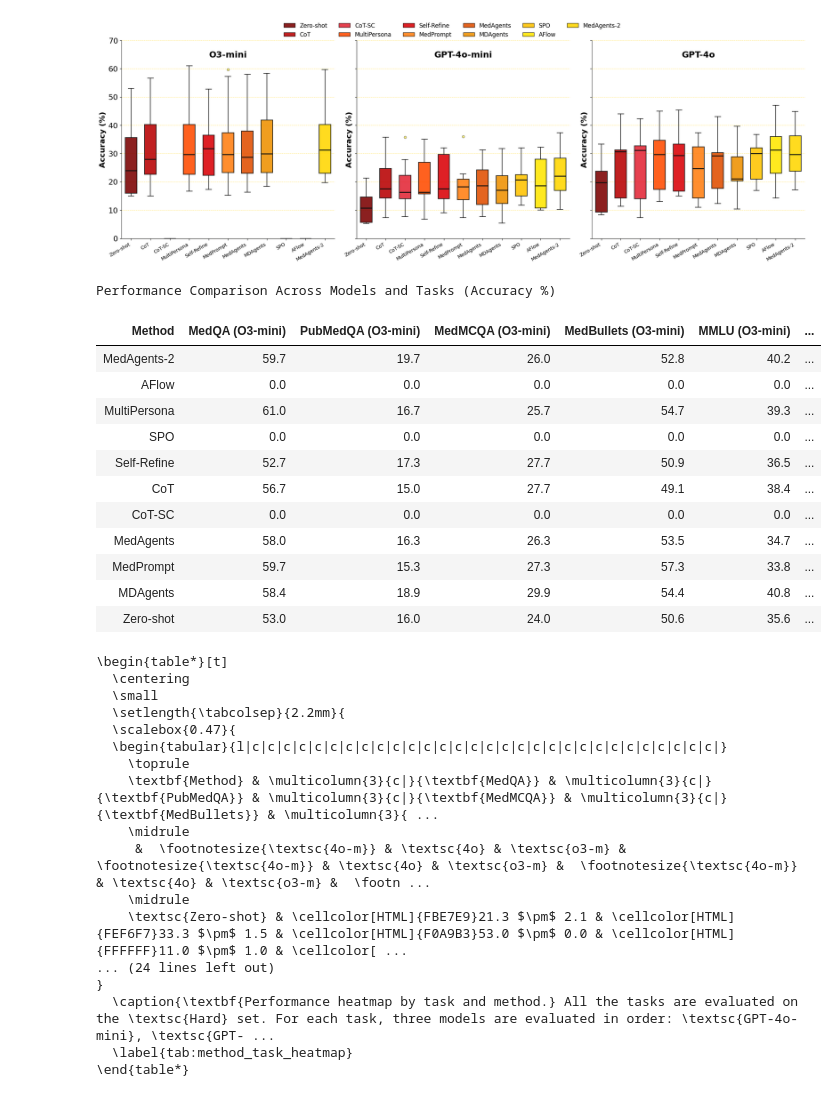
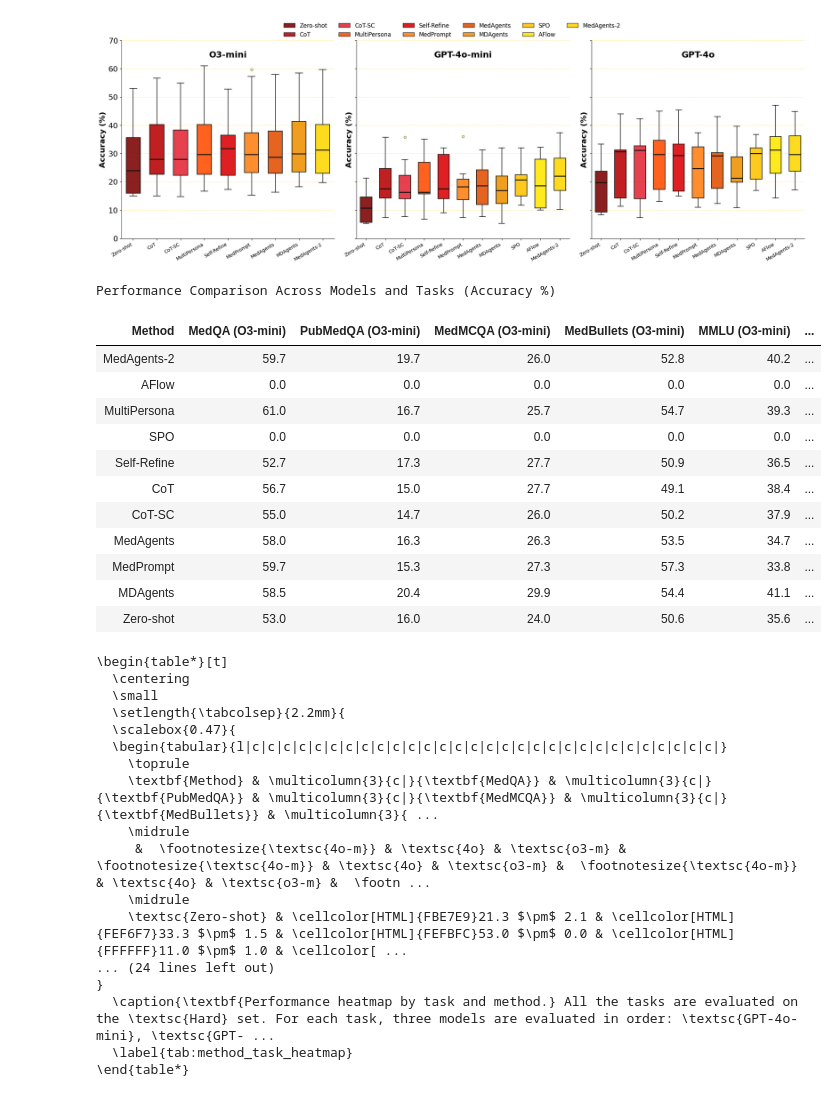
Before and after one commit to mahdi-shafiei/MedAgents-2, a Jupyter notebook: notebooks/figures/1.overall.ipynb, the cells around one changed output. Saved outputs shown, nothing was run; the diff lists cells and outputs as text; code cells hidden in the pictures.

```diff
--- a/notebooks/figures/1.overall.ipynb
+++ b/notebooks/figures/1.overall.ipynb
@@ -25,8 +25,8 @@ results = {
         [26.0, 2.4, 31.1, 4.4, 38.4, 2.7], [35.7, 2.1, 37.7, 2.3, 40.3, 2.1], [15.7, 1.5, 21.0, 2.6, 19.7, 1.5], [7.3, 2.3, 14.3, 2.1, 28.0, 3.6], [12.3, 2.5, 14.0, 1.0, 22.7, 3.2]
     ],
     "CoT-SC": [
-        [21.7, 2.1, 42.3, 5.0, 0.0, 0.0], [13.3, 2.1, 7.3, 1.5, 0.0, 0.0], [22.3, 2.1, 32.7, 2.5, 0.0, 0.0], [15.7, 1.1, 31.1, 0.6, 0.0, 0.0],
-        [27.9, 0.8, 31.5, 1.4, 0.0, 0.0], [35.7, 1.5, 39.7, 4.2, 0.0, 0.0], [16.3, 3.1, 20.7, 2.3, 0.0, 0.0], [7.7, 2.1, 14.0, 4.6, 0.0, 0.0], [14.0, 1.0, 13.7, 1.5, 0.0, 0.0]
+        [21.7, 2.1, 42.3, 5.0, 55.0, 1.7], [13.3, 2.1, 7.3, 1.5, 14.7, 1.5], [22.3, 2.1, 32.7, 2.5, 26.0, 1.0], [15.7, 1.1, 31.1, 0.6, 50.2, 2.3],
+        [27.9, 0.8, 31.5, 1.4, 37.9, 0.8], [35.7, 1.5, 39.7, 4.2, 38.3, 0.6], [16.3, 3.1, 20.7, 2.3, 18.7, 1.2], [7.7, 2.1, 14.0, 4.6, 28.0, 2.0], [14.0, 1.0, 13.7, 1.5, 22.3, 2.1]
     ],
     "MultiPersona": [
         [30.3, 1.5, 45.0, 1.0, 61.0, 1.0], [16.3, 4.2, 17.3, 2.1, 16.7, 2.9], [21.7, 0.6, 29.7, 4.2, 25.7, 2.1], [16.1, 1.7, 34.5, 4.5, 54.7, 0.6],
@@ -45,8 +45,8 @@ results = {
         [24.2, 3.4, 29.2, 4.8, 34.7, 1.6], [31.3, 2.5, 37.7, 2.5, 38.0, 4.0], [12.0, 0.0, 20.3, 1.5, 20.3, 1.5], [7.7, 2.1, 13.0, 1.7, 28.7, 2.5], [10.7, 1.5, 12.3, 2.1, 23.0, 2.6]
     ],
     "MDAgents": [
-        [24.0, 1.0, 37.6, 1.7, 58.4, 2.6], [17.1, 5.5, 21.0, 2.6, 18.9, 4.3], [22.2, 1.2, 27.4, 1.3, 29.9, 2.2], [14.2, 1.7, 20.3, 5.9, 54.4, 1.4],
-        [20.4, 2.6, 28.8, 3.6, 40.8, 6.4], [31.8, 1.7, 39.7, 1.6, 41.8, 5.5], [12.3, 1.5, 21.1, 0.9, 18.4, 1.5], [5.4, 1.2, 10.4, 2.4, 29.3, 1.5], [7.0, 2.0, 10.4, 2.3, 23.3, 2.3]
+        [24.0, 1.0, 37.3, 1.5, 58.5, 2.3], [17.0, 5.6, 20.7, 2.5, 20.4, 4.6], [22.0, 1.3, 27.2, 1.1, 29.9, 2.2], [14.2, 1.7, 19.9, 5.5, 54.4, 1.5],
+        [20.5, 2.4, 28.8, 3.6, 41.1, 6.3], [32.0, 2.0, 39.7, 1.5, 41.3, 5.0], [12.3, 1.5, 21.3, 1.2, 18.3, 1.5], [5.3, 1.2, 10.9, 2.5, 29.6, 0.9], [7.0, 2.0, 11.9, 1.4, 23.5, 2.5]
     ],
     "SPO": [
         [17.7, 1.5, 32.0, 1.7, None, None], [25.7, 2.1, 31.3, 1.5, None, None], [20.7, 0.6, 30.0, 2.0, None, None], [22.5, 0.0, 28.8, 0.6, None, None],
@@ -59,7 +59,7 @@ results = {
     "MedAgents-2": []
 }
 
-base_dir = "./output"
+base_dir = "../../output"
 datasets = [task.lower() for task in tasks]
 model_names = ["o3-mini", "gpt-4o", "gpt-4o-mini"]
 split = "test_hard"
@@ -168,30 +168,42 @@ colors = [MU_METHOD_COLORS[i % len(MU_METHOD_COLORS)] for i in range(num_methods
 for ax, (data_dict, model_title) in zip(axes, model_data_dicts):
     # Prepare data for boxplot: each method is a list of values (across tasks)
     box_data = []
-    for method in methods:
+    valid_methods = []
+    valid_colors = []
+
+    for i, method in enumerate(methods):
         vals = data_dict[method]
-        # Replace None or np.nan with 0.0 for plotting
-        vals = [0.0 if (v is None or (isinstance(v, float) and np.isnan(v))) else v for v in vals]
-        box_data.append(vals)
-    # Boxplot
-    bplot = ax.boxplot(
-        box_data,
-        patch_artist=True,
-        labels=methods,
-        medianprops=dict(color=MU_COLORS["Black"], linewidth=2),
-        boxprops=dict(linewidth=1.5, color=MU_COLORS["Black"]),
-        whiskerprops=dict(linewidth=1.2, color=MU_COLORS["Black"]),
-        capprops=dict(linewidth=1.2, color=MU_COLORS["Black"]),
-        flierprops=dict(marker='o', markersize=5, markerfacecolor=MU_COLORS["Vivid Yellow"], alpha=0.5, markeredgecolor=MU_COLORS["Black"]),
-        widths=0.6
-    )
-    # Color each box
-    for patch, color in zip(bplot['boxes'], colors):
-        patch.set_facecolor(color)
-        patch.set_alpha(0.88)
-        patch.set_edgecolor(MU_COLORS["Black"])
+        # Filter out None and np.nan values completely
+        vals = [v for v in vals if v is not None and not (isinstance(v, float) and np.isnan(v))]
+
+        # Only include methods that have at least one valid value
+        if len(vals) > 0:
+            box_data.append(vals)
+            valid_methods.append(method)
+            valid_colors.append(colors[i])
+
+    # Only create boxplot if we have valid data
+    if len(box_data) > 0:
+        # Boxplot
+        bplot = ax.boxplot(
+            box_data,
+            patch_artist=True,
+            tick_labels=valid_methods,
+            medianprops=dict(color=MU_COLORS["Black"], linewidth=2),
+            boxprops=dict(linewidth=1.5, color=MU_COLORS["Black"]),
+            whiskerprops=dict(linewidth=1.2, color=MU_COLORS["Black"]),
+            capprops=dict(linewidth=1.2, color=MU_COLORS["Black"]),
+            flierprops=dict(marker='o', markersize=5, markerfacecolor=MU_COLORS["Vivid Yellow"], alpha=0.5, markeredgecolor=MU_COLORS["Black"]),
+            widths=0.6
+        )
+        # Color each box
+        for patch, color in zip(bplot['boxes'], valid_colors):
+            patch.set_facecolor(color)
+            patch.set_alpha(0.88)
+            patch.set_edgecolor(MU_COLORS["Black"])
+
     ax.set_title(model_title, fontsize=18, fontweight='bold', y=0.9)
-    ax.set_xticklabels(methods, rotation=30, ha='right', fontsize=10)
+    ax.set_xticklabels(valid_methods, rotation=30, ha='right', fontsize=10)
     ax.set_ylabel('Accuracy (%)', fontsize=16, fontweight='bold')
     ax.set_ylim(0, 70)
     ax.grid(axis='y', linestyle='--', alpha=0.5, color=MU_COLORS["Gold"])
@@ -214,7 +226,7 @@ fig.legend(
 )
 
 plt.subplots_adjust(left=0.05, right=0.95)  # Reduce margins on left and right
-plt.savefig('o3mini_gpt4o_mini_gpt4o_performance_boxplot.pdf', dpi=300, bbox_inches='tight', facecolor=MU_COLORS["White"])
+plt.savefig('fig-3.performance.boxplot.pdf', dpi=300, bbox_inches='tight', facecolor=MU_COLORS["White"])
 plt.tight_layout()
 plt.show()
 
@@ -377,34 +389,34 @@ for row_idx, method in enumerate(methods):
         mean_val, std_val = cell_val
         # Use per-column min/max/best/second-best
         if mean_val is not None and col_min[j] is not None and col_max[j] is not None:
             if (col_max[j] - col_min[j]) != 0:
                 norm = (mean_val - col_min[j]) / (col_max[j] - col_min[j])
             else:
                 norm = 1
             r = int(round(255 + norm * (238 - 255)))
             g = int(round(255 + norm * (156 - 255)))
             b = int(round(255 + norm * (167 - 255)))
             color_hex = f"{r:02X}{g:02X}{b:02X}"
             cell_text = f"{mean_val:.1f} $\\pm$ {std_val:.1f}"
             if mean_val == col_best[j]:
                 cell_text = "\\textbf{" + cell_text + "}"
             elif col_second[j] is not None and mean_val == col_second[j]:
                 cell_text = "\\underline{" + cell_text + "}"
             cell_str = f"\\cellcolor[HTML]{{{color_hex}}}" + cell_text
         else:
             cell_str = "N/A"
         row_cells.append(cell_str)
     print("    " + " & ".join(row_cells) + " \\\\")
     print("    \\midrule")
 print("    \\bottomrule")
 print("  \\end{tabular}")
 print("  }")
 print("}")
 print("  \\caption{\\textbf{Performance heatmap by task and method.} All the tasks are evaluated on the \\textsc{Hard} set. For each task, three models are evaluated in order: \\textsc{GPT-4o-mini}, \\textsc{GPT-4o}, and \\textsc{o3-mini}. Accuracy values are in percentages, shown as mean $\\pm$ std. The best values are highlighted in \\textbf{bold}, and the second-best values are highlighted in \\underline{underlined} format.}")
 print("  \\label{tab:method_task_heatmap}")
 print("\\end{table*}")
 # %% [output]
-[figure, old version]
+[figure, new version]
 Performance Comparison Across Models and Tasks (Accuracy %)
 | Method | MedQA (O3-mini) | PubMedQA (O3-mini) | MedMCQA (O3-mini) | MedBullets (O3-mini) | MMLU (O3-mini) | ... |
 | MedAgents-2 | 59.7 | 19.7 | 26.0 | 52.8 | 40.2 | ... |
@@ -413,10 +425,10 @@ Performance Comparison Across Models and Tasks (Accuracy %)
 | SPO | 0.0 | 0.0 | 0.0 | 0.0 | 0.0 | ... |
 | Self-Refine | 52.7 | 17.3 | 27.7 | 50.9 | 36.5 | ... |
 | CoT | 56.7 | 15.0 | 27.7 | 49.1 | 38.4 | ... |
-| CoT-SC | 0.0 | 0.0 | 0.0 | 0.0 | 0.0 | ... |
+| CoT-SC | 55.0 | 14.7 | 26.0 | 50.2 | 37.9 | ... |
 | MedAgents | 58.0 | 16.3 | 26.3 | 53.5 | 34.7 | ... |
 | MedPrompt | 59.7 | 15.3 | 27.3 | 57.3 | 33.8 | ... |
-| MDAgents | 58.4 | 18.9 | 29.9 | 54.4 | 40.8 | ... |
+| MDAgents | 58.5 | 20.4 | 29.9 | 54.4 | 41.1 | ... |
 | Zero-shot | 53.0 | 16.0 | 24.0 | 50.6 | 35.6 | ... |
 \begin{table*}[t]
   \centering
@@ -429,7 +441,7 @@ Performance Comparison Across Models and Tasks (Accuracy %)
     \midrule
      &  \footnotesize{\textsc{4o-m}} & \textsc{4o} & \textsc{o3-m} &  \footnotesize{\textsc{4o-m}} & \textsc{4o} & \textsc{o3-m} &  \footnotesize{\textsc{4o-m}} & \textsc{4o} & \textsc{o3-m} &  \footn ...
     \midrule
-    \textsc{Zero-shot} & \cellcolor[HTML]{FBE7E9}21.3 $\pm$ 2.1 & \cellcolor[HTML]{FEF6F7}33.3 $\pm$ 1.5 & \cellcolor[HTML]{F0A9B3}53.0 $\pm$ 0.0 & \cellcolor[HTML]{FFFFFF}11.0 $\pm$ 1.0 & \cellcolor[ ...
+    \textsc{Zero-shot} & \cellcolor[HTML]{FBE7E9}21.3 $\pm$ 2.1 & \cellcolor[HTML]{FEF6F7}33.3 $\pm$ 1.5 & \cellcolor[HTML]{FEFBFC}53.0 $\pm$ 0.0 & \cellcolor[HTML]{FFFFFF}11.0 $\pm$ 1.0 & \cellcolor[ ...
 ... (24 lines left out)
 }
   \caption{\textbf{Performance heatmap by task and method.} All the tasks are evaluated on the \textsc{Hard} set. For each task, three models are evaluated in order: \textsc{GPT-4o-mini}, \textsc{GPT- ...
```
Also changed, not shown: 24 other files.
